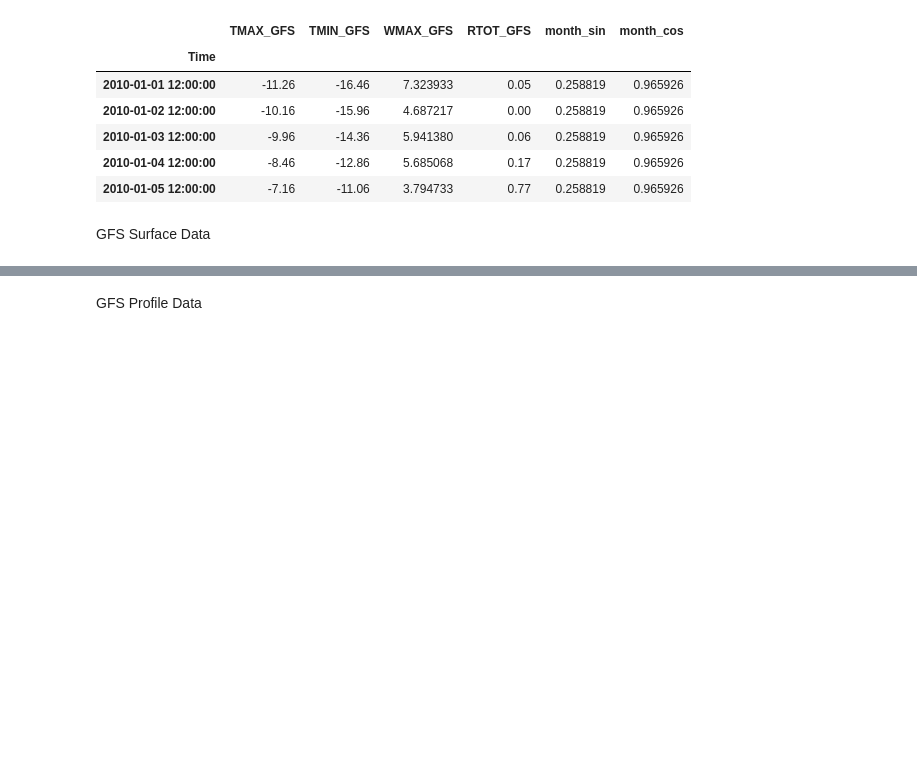
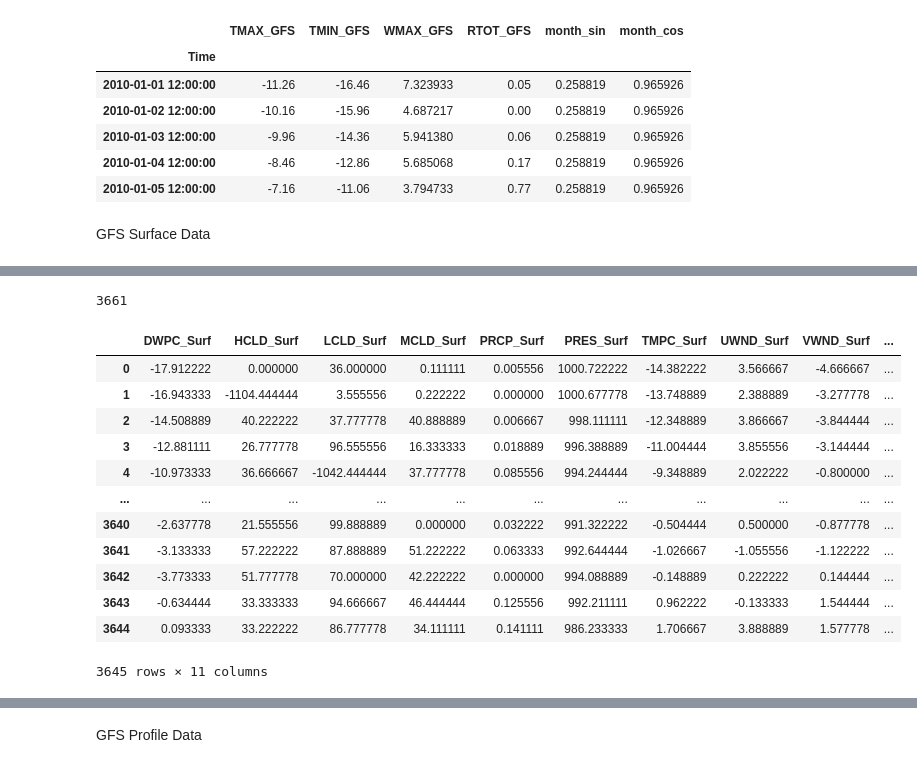
Before and after one commit to dfu2020/ATMS-597-SP-2020-Project-4, a Jupyter notebook: Copy_of_Project4_Joyce_v3.ipynb, the cells around one changed output, grey strips where cells are left out. Cells and saved outputs as stored; diff of their text form; code cells hidden in the pictures; blank space fills up the shorter version.

```diff
--- a/Copy_of_Project4_Joyce_v3.ipynb
+++ b/Copy_of_Project4_Joyce_v3.ipynb
@@ -115,0 +77,22 @@ GFS_surface1.
+# %%
+len(GFS_surface['Time'].unique())
+# %% [output]
+3661
+# %%
+GFS_surface = GFS_surface.groupby(np.arange(len(GFS_surface))//9).mean()
+GFS_surface['Date'] = pd.date_range(start='1/3/2010', periods=len(GFS_surface), freq='D')
+GFS_surface
+# %% [output]
+|  | DWPC_Surf | HCLD_Surf | LCLD_Surf | MCLD_Surf | PRCP_Surf | PRES_Surf | TMPC_Surf | UWND_Surf | VWND_Surf | ... |
+| 0 | -17.912222 | 0.000000 | 36.000000 | 0.111111 | 0.005556 | 1000.722222 | -14.382222 | 3.566667 | -4.666667 | ... |
+| 1 | -16.943333 | -1104.444444 | 3.555556 | 0.222222 | 0.000000 | 1000.677778 | -13.748889 | 2.388889 | -3.277778 | ... |
+| 2 | -14.508889 | 40.222222 | 37.777778 | 40.888889 | 0.006667 | 998.111111 | -12.348889 | 3.866667 | -3.844444 | ... |
+| 3 | -12.881111 | 26.777778 | 96.555556 | 16.333333 | 0.018889 | 996.388889 | -11.004444 | 3.855556 | -3.144444 | ... |
+| 4 | -10.973333 | 36.666667 | -1042.444444 | 37.777778 | 0.085556 | 994.244444 | -9.348889 | 2.022222 | -0.800000 | ... |
+| ... | ... | ... | ... | ... | ... | ... | ... | ... | ... | ... |
+| 3640 | -2.637778 | 21.555556 | 99.888889 | 0.000000 | 0.032222 | 991.322222 | -0.504444 | 0.500000 | -0.877778 | ... |
+| 3641 | -3.133333 | 57.222222 | 87.888889 | 51.222222 | 0.063333 | 992.644444 | -1.026667 | -1.055556 | -1.122222 | ... |
+| 3642 | -3.773333 | 51.777778 | 70.000000 | 42.222222 | 0.000000 | 994.088889 | -0.148889 | 0.222222 | 0.144444 | ... |
+| 3643 | -0.634444 | 33.333333 | 94.666667 | 46.444444 | 0.125556 | 992.211111 | 0.962222 | -0.133333 | 1.544444 | ... |
+| 3644 | 0.093333 | 33.222222 | 86.777778 | 34.111111 | 0.141111 | 986.233333 | 1.706667 | 3.888889 | 1.577778 | ... |
+3645 rows × 11 columns
```
Also changed, not shown: parts of 7 cells of this notebook.
